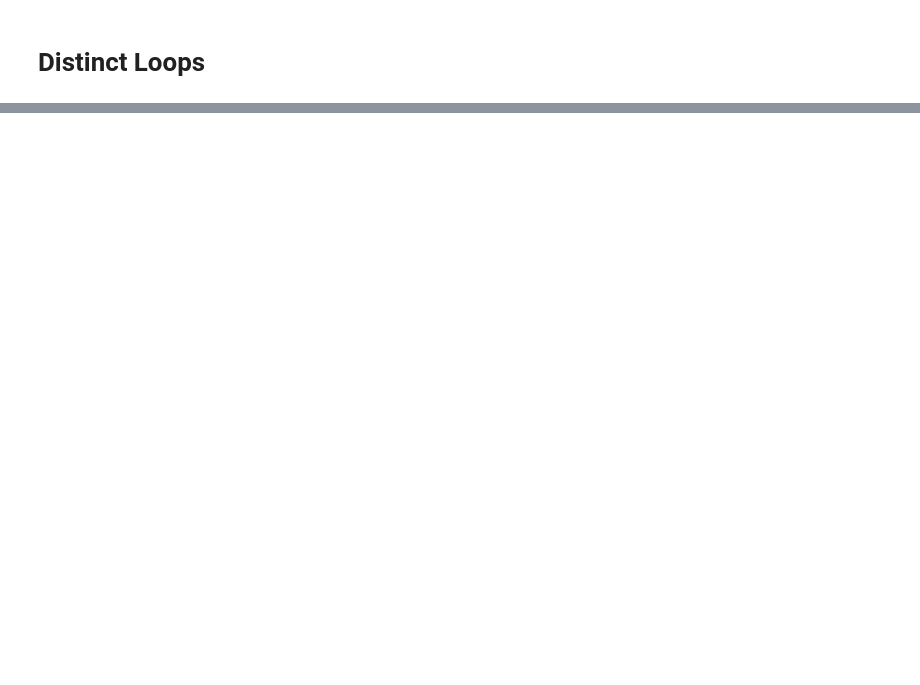
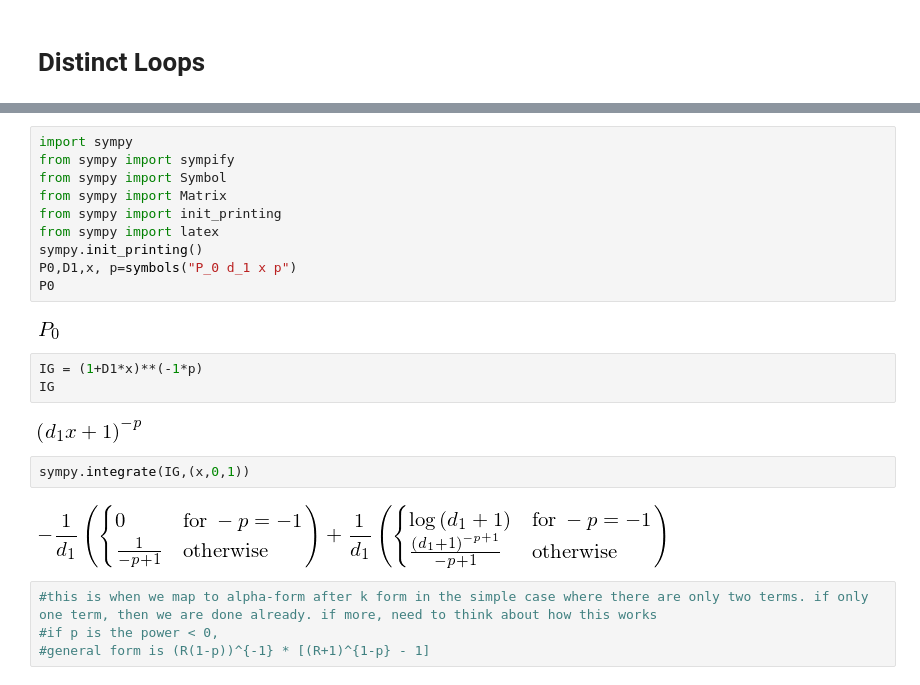
Before and after one commit to sirsh/renormer, a Jupyter notebook: worksheet.ipynb, the cells around one changed output, grey strips where cells are left out. Saved outputs shown, nothing was run; the diff lists cells and outputs as text; blank space fills up the shorter version.

```diff
--- a/worksheet.ipynb
+++ b/worksheet.ipynb
@@ -448,0 +301,25 @@ $$I = \int d^dk\ 1/((-\omega*i + m1)*(D*k**2 - \omega*i + m0))$$
+# %%
+import sympy
+from sympy import sympify
+from sympy import Symbol
+from sympy import Matrix
+from sympy import init_printing
+from sympy import latex
+sympy.init_printing()
+P0,D1,x, p=symbols("P_0 d_1 x p")
+P0
+# %% [output]
+[figure, added]
+# %%
+IG = (1+D1*x)**(-1*p)
+IG
+# %% [output]
+[figure, added]
+# %%
+sympy.integrate(IG,(x,0,1))
+# %% [output]
+[figure, added]
+# %%
+#this is when we map to alpha-form after k form in the simple case where there are only two terms. if only one term, then we are done already. if more, need to think about how this works
+#if p is the power < 0,
+#general form is (R(1-p))^{-1} * [(R+1)^{1-p} - 1]
```
Also changed, not shown: parts of 66 cells of this notebook, 2 other files.
